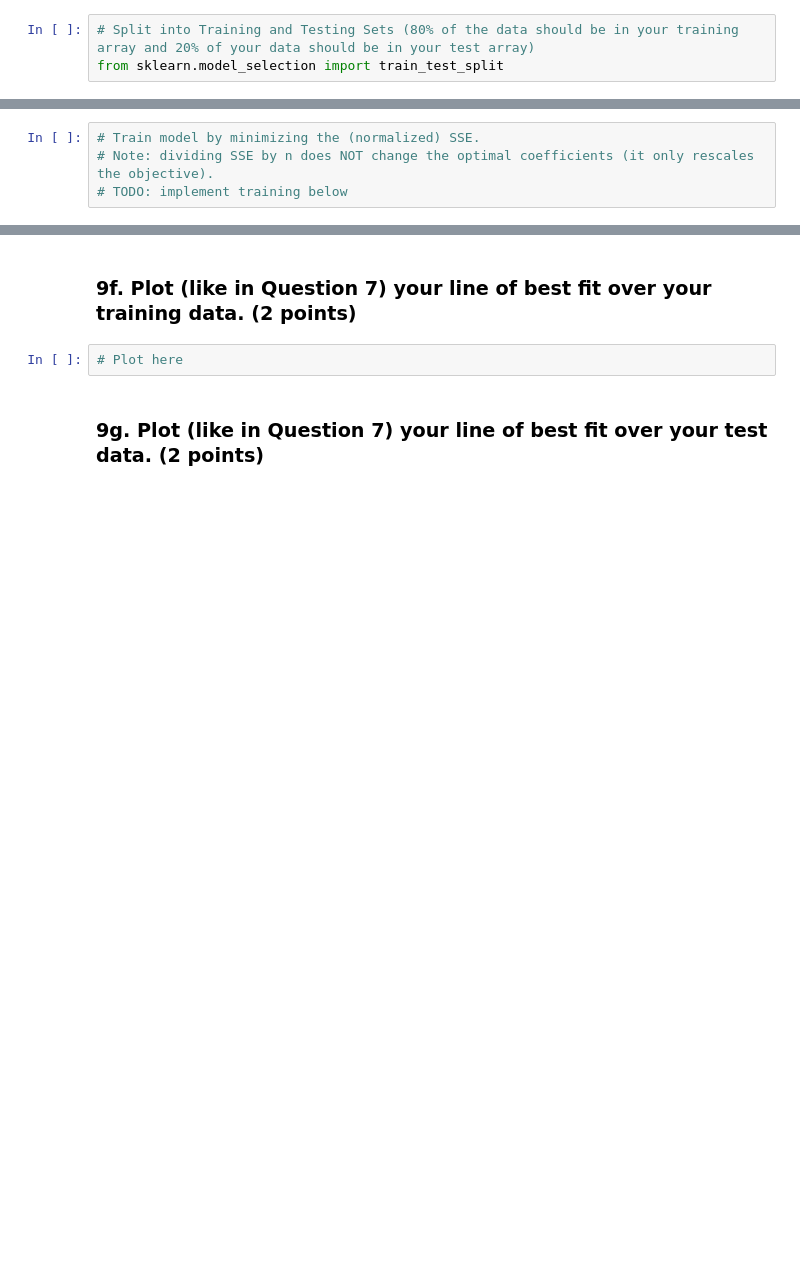
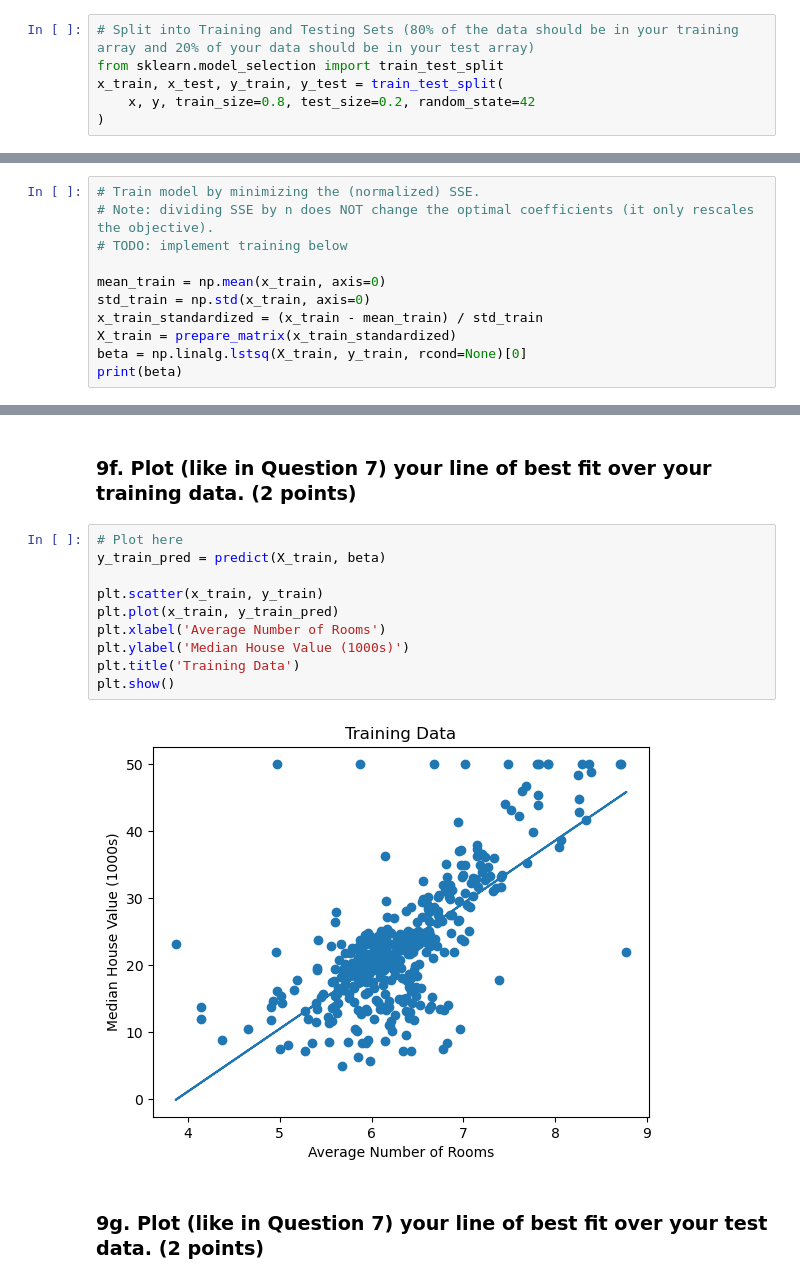
Before and after one commit to alibpowell/project2, a Jupyter notebook: 02_Student_Template_v2.ipynb, the cells around one changed output, grey strips where cells are left out. Saved outputs shown, nothing was run; the diff lists cells and outputs as text; blank space fills up the shorter version.

```diff
--- a/02_Student_Template_v2.ipynb
+++ b/02_Student_Template_v2.ipynb
@@ -370,6 +370,9 @@ Now, train a single linear regression model using a train/test split. Identify h
 # %%
 # Split into Training and Testing Sets (80% of the data should be in your training array and 20% of your data should be in your test array)
 from sklearn.model_selection import train_test_split
+x_train, x_test, y_train, y_test = train_test_split(
+    x, y, train_size=0.8, test_size=0.2, random_state=42
+)
 # %% [markdown]
 #### 9b. With your training data, train the model by minimizing the Sum of Squared Errors (normalized SSE (SSE/n)). You will have one coefficient for the intercept term $(\beta_0)$ and another for your chosen independent variable ($\beta_1$). **(10 points)**
 
@@ -378,3 +381,10 @@ from sklearn.model_selection import train_test_split
 # Train model by minimizing the (normalized) SSE.
 # Note: dividing SSE by n does NOT change the optimal coefficients (it only rescales the objective).
 # TODO: implement training below
+
+mean_train = np.mean(x_train, axis=0)
+std_train = np.std(x_train, axis=0)
+x_train_standardized = (x_train - mean_train) / std_train
+X_train = prepare_matrix(x_train_standardized)
+beta = np.linalg.lstsq(X_train, y_train, rcond=None)[0]
+print(beta)
@@ -401,6 +428,16 @@ from sklearn.model_selection import train_test_split
 # %% [markdown]
 ### 9f. Plot (like in Question 7) your line of best fit over your training data. **(2 points)**
-# %%
-# Plot here
+# %%
+# Plot here
+y_train_pred = predict(X_train, beta)
+
+plt.scatter(x_train, y_train)
+plt.plot(x_train, y_train_pred)
+plt.xlabel('Average Number of Rooms')
+plt.ylabel('Median House Value (1000s)')
+plt.title('Training Data')
+plt.show()
+# %% [output]
+[figure, added]
 # %% [markdown]
 ### 9g. Plot (like in Question 7) your line of best fit over your test data. **(2 points)**
```
Also changed, not shown: parts of 11 cells of this notebook.
